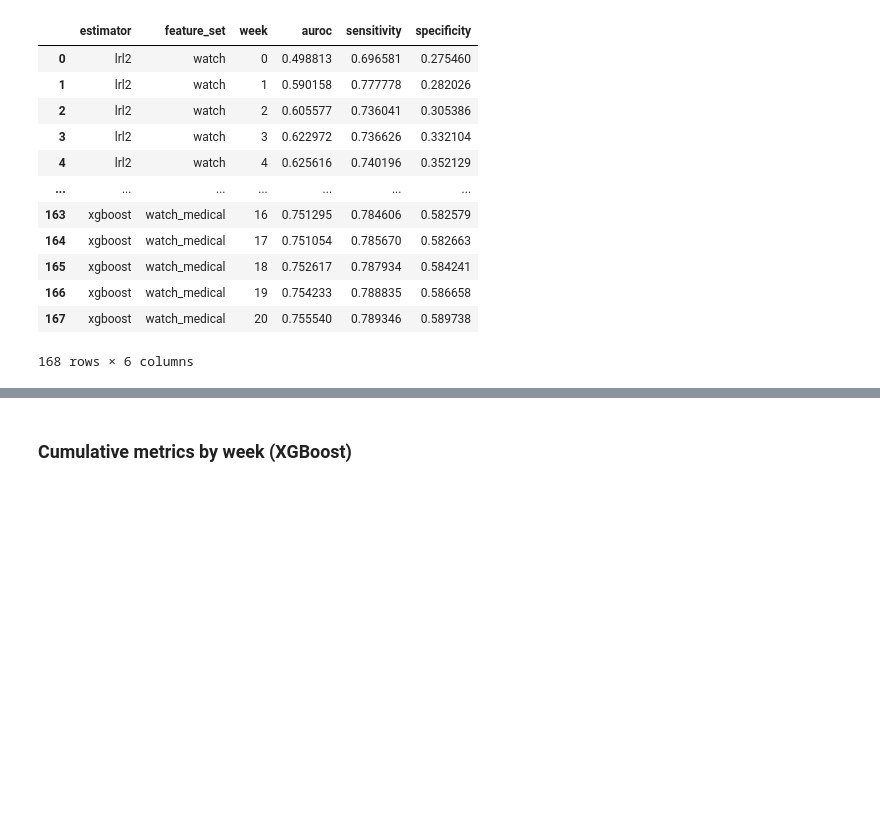
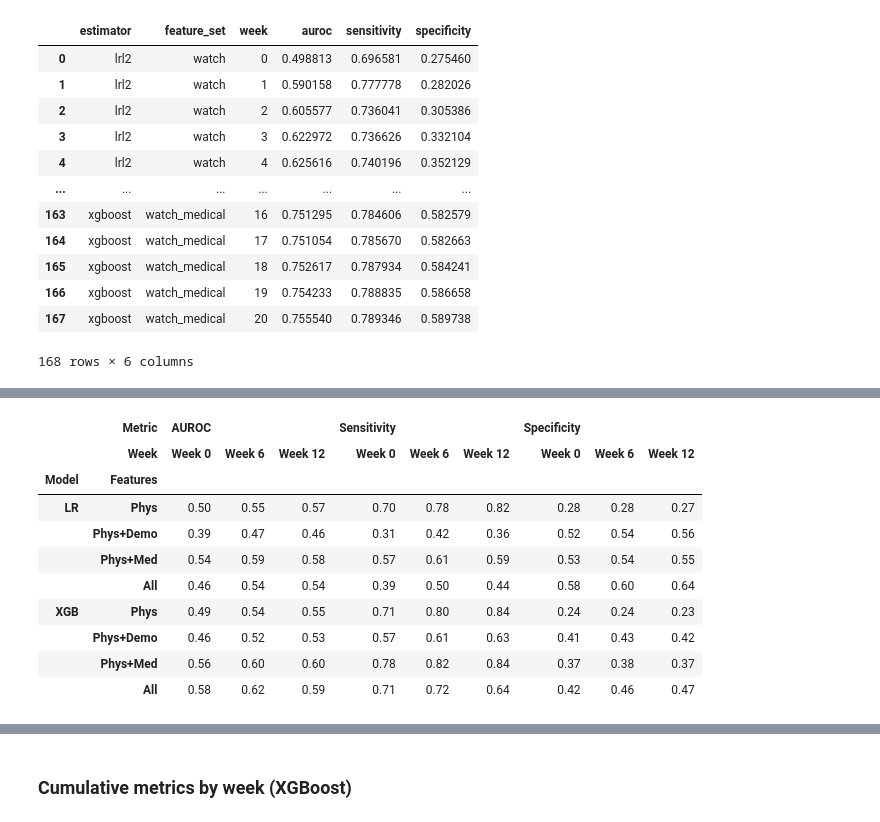
Before and after one commit to lab-heal/pistachio, a Jupyter notebook: eval_retrain_upweight.ipynb, the cells around one changed output, grey strips where cells are left out. Cells and saved outputs as stored; diff of their text form; code cells hidden in the pictures; blank space fills up the shorter version.

```diff
--- a/eval_retrain_upweight.ipynb
+++ b/eval_retrain_upweight.ipynb
@@ -317,0 +323,59 @@ weekly_retrain
+# %%
+# Summary tables at weeks 0/6/12, one row per (model, feature set). Each cell renders
+# a 2-dp table (copy it from the output) AND copies 2-dp values to the OS clipboard,
+# so you can paste straight into Word either way.
+TABLE_WEEKS = [0, 6, 12]
+TABLE_METRICS = ["auroc", "sensitivity", "specificity"]
+MODEL_LABELS = {"lrl2": "LR", "xgboost": "XGB"}
+FEATURE_LABELS = {
+    "watch": "Phys",
+    "watch_demographic": "Phys+Demo",
+    "watch_medical": "Phys+Med",
+    "watch_demographic_medical": "All",
+}
+METRIC_HEADERS = {
+    "auroc": "AUROC",
+    "sensitivity": "Sensitivity",
+    "specificity": "Specificity",
+}
+
+
+def summary_table(mode: str) -> pd.DataFrame:
+    d = cum[(cum["mode"] == mode) & (cum["week"].isin(TABLE_WEEKS))]
+    wide = d.pivot_table(
+        index=["estimator", "feature_set"], columns="week", values=TABLE_METRICS
+    )  # columns MultiIndex: (metric, week)
+    wide = wide.reindex(
+        index=pd.MultiIndex.from_product([["lrl2", "xgboost"], list(FEATURE_LABELS)]),
+        columns=pd.MultiIndex.from_product([TABLE_METRICS, TABLE_WEEKS]),
+    )
+    wide = (
+        wide.rename(index=MODEL_LABELS, level=0)
+        .rename(index=FEATURE_LABELS, level=1)
+        .rename(columns=METRIC_HEADERS, level=0)
+        .rename(columns=lambda w: f"Week {w}", level=1)
+    )
+    wide.index = wide.index.set_names(["Model", "Features"])
+    wide.columns = wide.columns.set_names(["Metric", "Week"])
+    return wide.round(2)
+
+
+# Population (single static model, no per-dyad retraining).
+pop_table = summary_table("no_retrain")
+try:  # copy 2-dp TSV to the OS clipboard (paste straight into Word)
+    pop_table.to_clipboard(float_format="%.2f")
+except Exception as e:
+    print(f"(clipboard unavailable: {e})")
+pop_table.style.format("{:.2f}")  # rendered 2-dp table (copy from output too)
+# %% [output]
+|  | Metric | AUROC |  |  | Sensitivity |  |  | Specificity |  |  |
+|  | Week | Week 0 | Week 6 | Week 12 | Week 0 | Week 6 | Week 12 | Week 0 | Week 6 | Week 12 |
+| Model | Features |  |  |  |  |  |  |  |  |  |
+| LR | Phys | 0.50 | 0.55 | 0.57 | 0.70 | 0.78 | 0.82 | 0.28 | 0.28 | 0.27 |
+|  | Phys+Demo | 0.39 | 0.47 | 0.46 | 0.31 | 0.42 | 0.36 | 0.52 | 0.54 | 0.56 |
+|  | Phys+Med | 0.54 | 0.59 | 0.58 | 0.57 | 0.61 | 0.59 | 0.53 | 0.54 | 0.55 |
+|  | All | 0.46 | 0.54 | 0.54 | 0.39 | 0.50 | 0.44 | 0.58 | 0.60 | 0.64 |
+| XGB | Phys | 0.49 | 0.54 | 0.55 | 0.71 | 0.80 | 0.84 | 0.24 | 0.24 | 0.23 |
+|  | Phys+Demo | 0.46 | 0.52 | 0.53 | 0.57 | 0.61 | 0.63 | 0.41 | 0.43 | 0.42 |
+|  | Phys+Med | 0.56 | 0.60 | 0.60 | 0.78 | 0.82 | 0.84 | 0.37 | 0.38 | 0.37 |
+|  | All | 0.58 | 0.62 | 0.59 | 0.71 | 0.72 | 0.64 | 0.42 | 0.46 | 0.47 |
```
Also changed, not shown: parts of 16 cells of this notebook, 11 other files.
